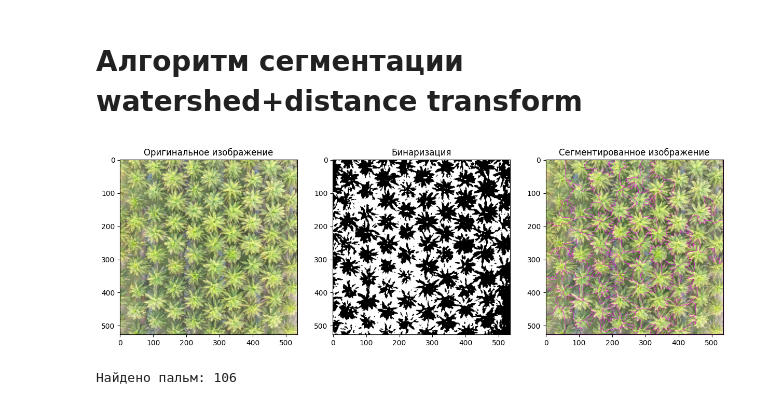
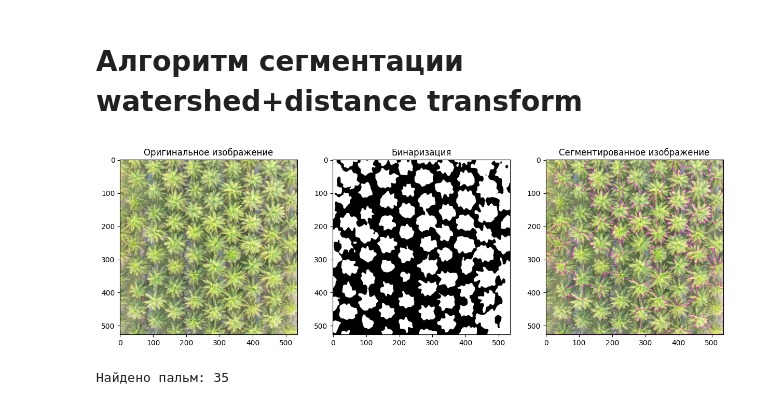
Before and after one commit to AfanasevAlexandr999/ImageProcessing, a Jupyter notebook: IMGN_4/DE_IP_2024_Task_4.ipynb, the cells around one changed output. Drawn from its saved outputs; the diff is of its cells as text; code cells hidden in the pictures.

```diff
--- a/IMGN_4/DE_IP_2024_Task_4.ipynb
+++ b/IMGN_4/DE_IP_2024_Task_4.ipynb
@@ -90,34 +89,34 @@ Text(0.5, 1.0, 'K = 5')
 image = cv2.imread("palm_1.jpg")
 image_gray = cv2.cvtColor(image, cv2.COLOR_BGR2GRAY)
 
-blurred = cv2.GaussianBlur(image_gray, (5, 5), 0)
-ret, thresh = cv2.threshold(blurred, 0, 255, cv2.THRESH_BINARY_INV + cv2.THRESH_OTSU)
+blurred = cv2.GaussianBlur(image_gray, (21, 29), 0)
+ret, thresh = cv2.threshold(blurred, 0, 255, cv2.THRESH_BINARY + cv2.THRESH_OTSU)
 dist_transform = cv2.distanceTransform(thresh, cv2.DIST_L2, 5)
 
 local_maxima = ndimage.maximum_filter(dist_transform, size=20, mode='constant')
 
 ret, sure_fg = cv2.threshold(dist_transform, 0.5 * dist_transform.max(), 255, cv2.THRESH_BINARY)
 sure_fg = sure_fg.astype(np.uint8)
 ret, markers = cv2.connectedComponents(sure_fg)
 markers = cv2.watershed(image, markers.astype(np.int32))
 
 num = len(np.unique(markers)) - 1
 
 segmented_image = image.copy()
 segmented_image[markers == -1] = [255, 0, 255]
 
 plt.figure(figsize=(15, 12))
 plt.subplot(1, 3, 1)
 plt.imshow(cv2.cvtColor(image, cv2.COLOR_BGR2RGB))
 plt.title("Оригинальное изображение")
 plt.subplot(1, 3, 2)
 plt.imshow(thresh, cmap="gray")
 plt.title("Бинаризация")
 plt.subplot(1, 3, 3)
 plt.imshow(cv2.cvtColor(segmented_image, cv2.COLOR_BGR2RGB))
 plt.title("Сегментированное изображение")
 plt.show()
 print("Найдено пальм:", num)
 # %% [output]
-[figure, old version]
+[figure, new version]
-Найдено пальм: 106
+Найдено пальм: 35
```
Also changed, not shown: parts of 1 cell of this notebook, 1 other file.
